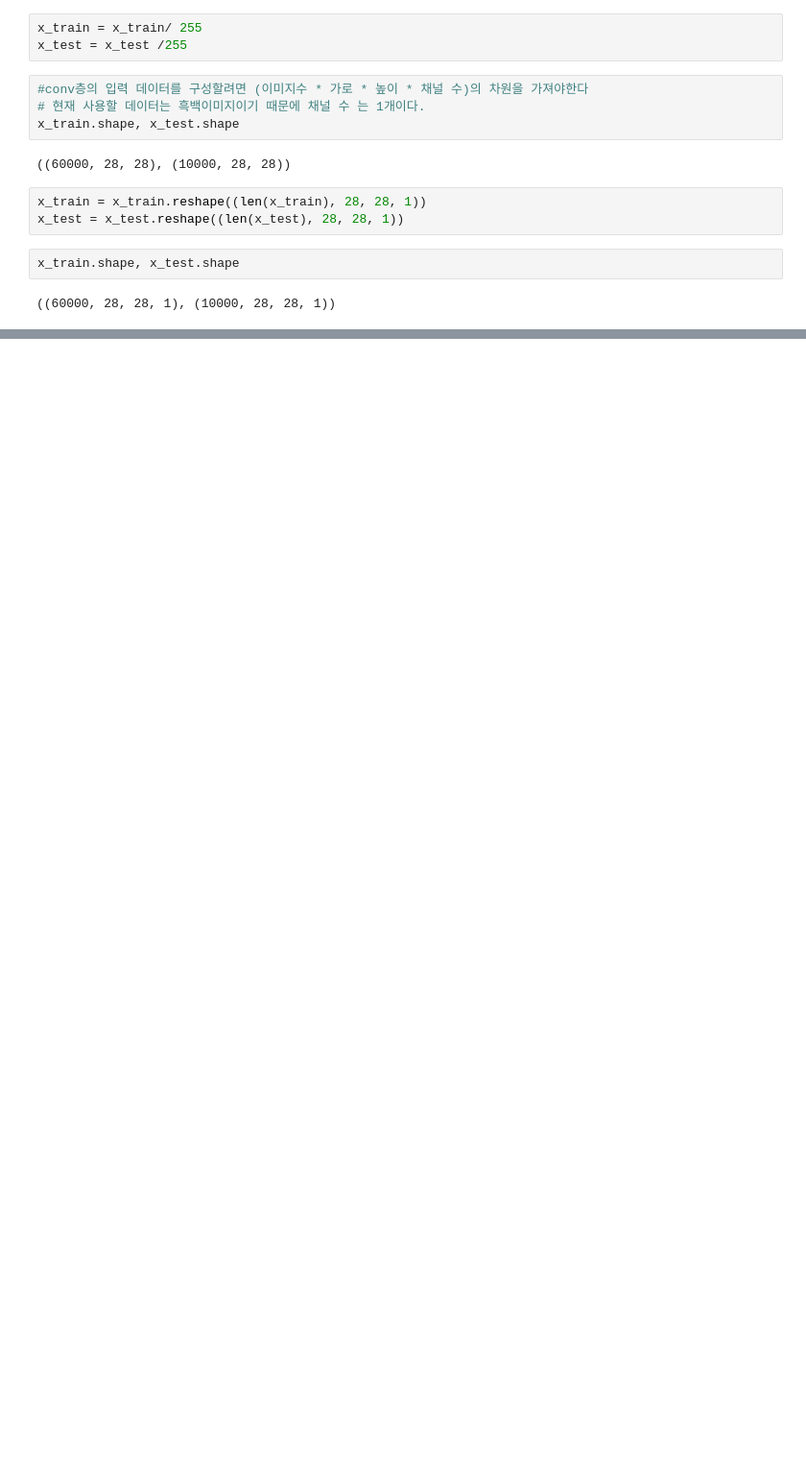
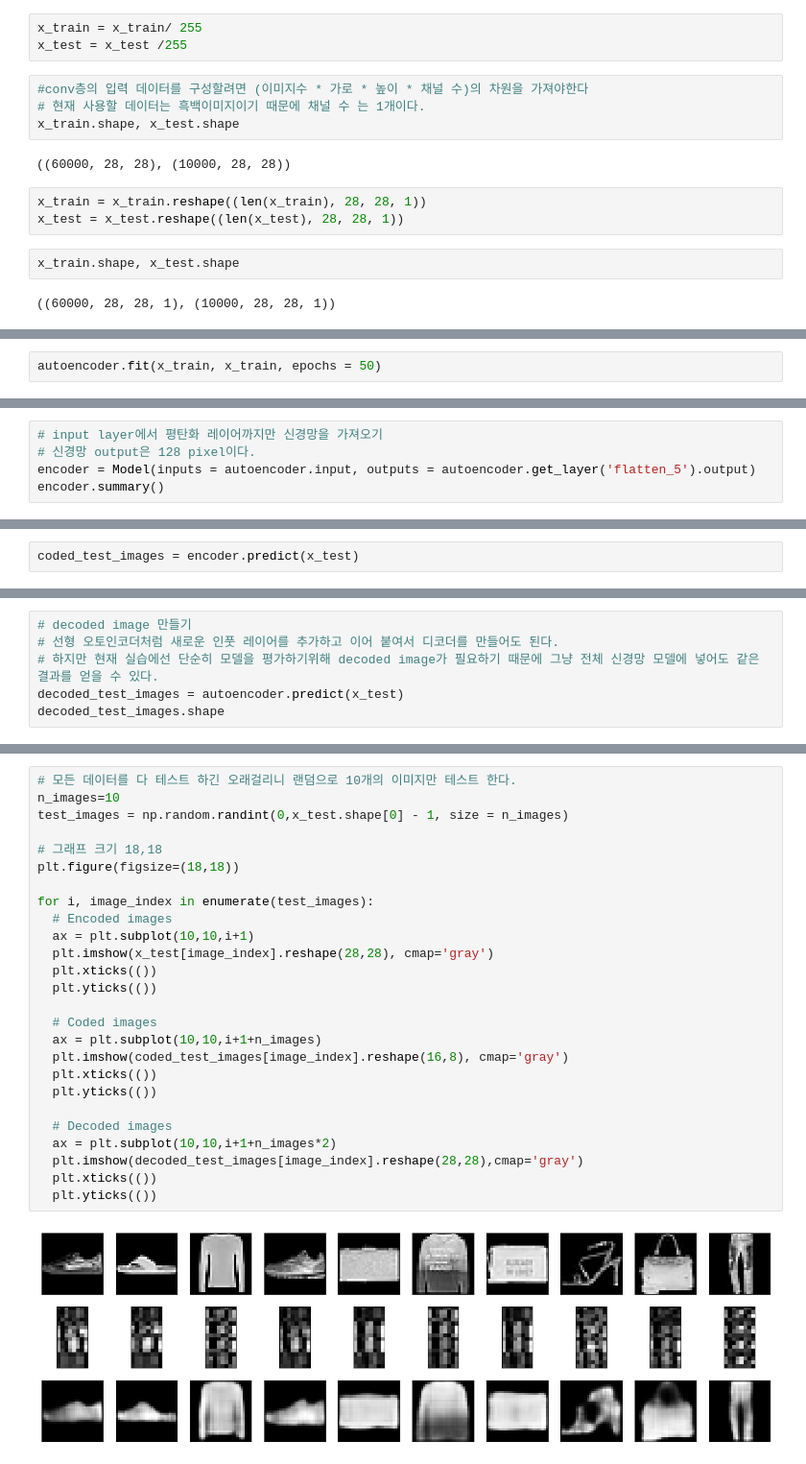
Before and after one commit to LJHgithub2/Computer-Vision, a Jupyter notebook: AutoEncoders/AutoEncoders .ipynb, the cells around one changed output, grey strips where cells are left out. Shown at 96% size. Drawn from its saved outputs; the diff is of its cells as text; blank space fills up the shorter version.

Commit message:
AutoEncoders 학습(4)

```diff
--- a/AutoEncoders/AutoEncoders .ipynb
+++ b/AutoEncoders/AutoEncoders .ipynb
@@ -480,0 +524,2 @@ _________________________________________________________________
+# %%
+autoencoder.fit(x_train, x_train, epochs = 50)
@@ -480,0 +563,5 @@ _________________________________________________________________
+# %%
+# input layer에서 평탄화 레이어까지만 신경망을 가져오기
+# 신경망 output은 128 pixel이다.
+encoder = Model(inputs = autoencoder.input, outputs = autoencoder.get_layer('flatten_5').output)
+encoder.summary()
@@ -480,0 +586,2 @@ _________________________________________________________________
+# %%
+coded_test_images = encoder.predict(x_test)
@@ -480,0 +614,6 @@ _________________________________________________________________
+# %%
+# decoded image 만들기
+# 선형 오토인코더처럼 새로운 인풋 레이어를 추가하고 이어 붙여서 디코더를 만들어도 된다.
+# 하지만 현재 실습에선 단순히 모델을 평가하기위해 decoded image가 필요하기 때문에 그냥 전체 신경망 모델에 넣어도 같은 결과를 얻을 수 있다.
+decoded_test_images = autoencoder.predict(x_test)
+decoded_test_images.shape
@@ -480,0 +623,28 @@ _________________________________________________________________
+# %%
+# 모든 데이터를 다 테스트 하긴 오래걸리니 랜덤으로 10개의 이미지만 테스트 한다.
+n_images=10
+test_images = np.random.randint(0,x_test.shape[0] - 1, size = n_images)
+
+# 그래프 크기 18,18
+plt.figure(figsize=(18,18))
+
+for i, image_index in enumerate(test_images):
+  # Encoded images
+  ax = plt.subplot(10,10,i+1)
+  plt.imshow(x_test[image_index].reshape(28,28), cmap='gray')
+  plt.xticks(())
+  plt.yticks(())
+
+  # Coded images
+  ax = plt.subplot(10,10,i+1+n_images)
+  plt.imshow(coded_test_images[image_index].reshape(16,8), cmap='gray')
+  plt.xticks(())
+  plt.yticks(())
+
+  # Decoded images
+  ax = plt.subplot(10,10,i+1+n_images*2)
+  plt.imshow(decoded_test_images[image_index].reshape(28,28),cmap='gray')
+  plt.xticks(())
+  plt.yticks(())
+# %% [output]
+[figure, added]
```
Also changed, not shown: parts of 16 cells of this notebook, 1 other file.
